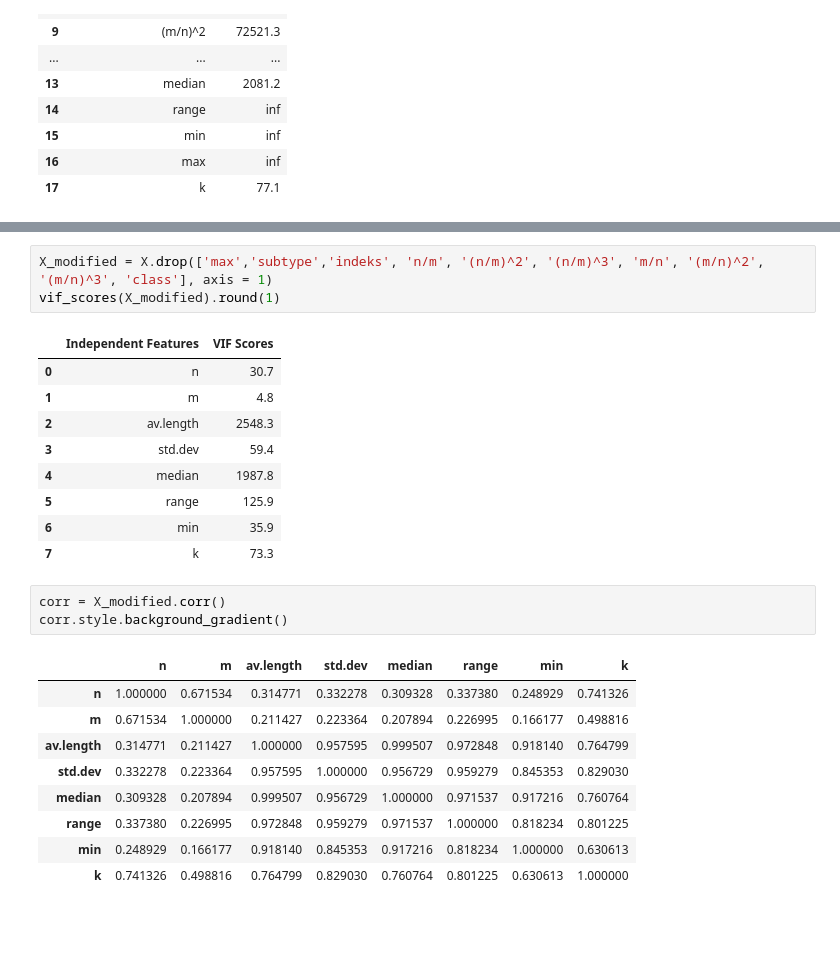
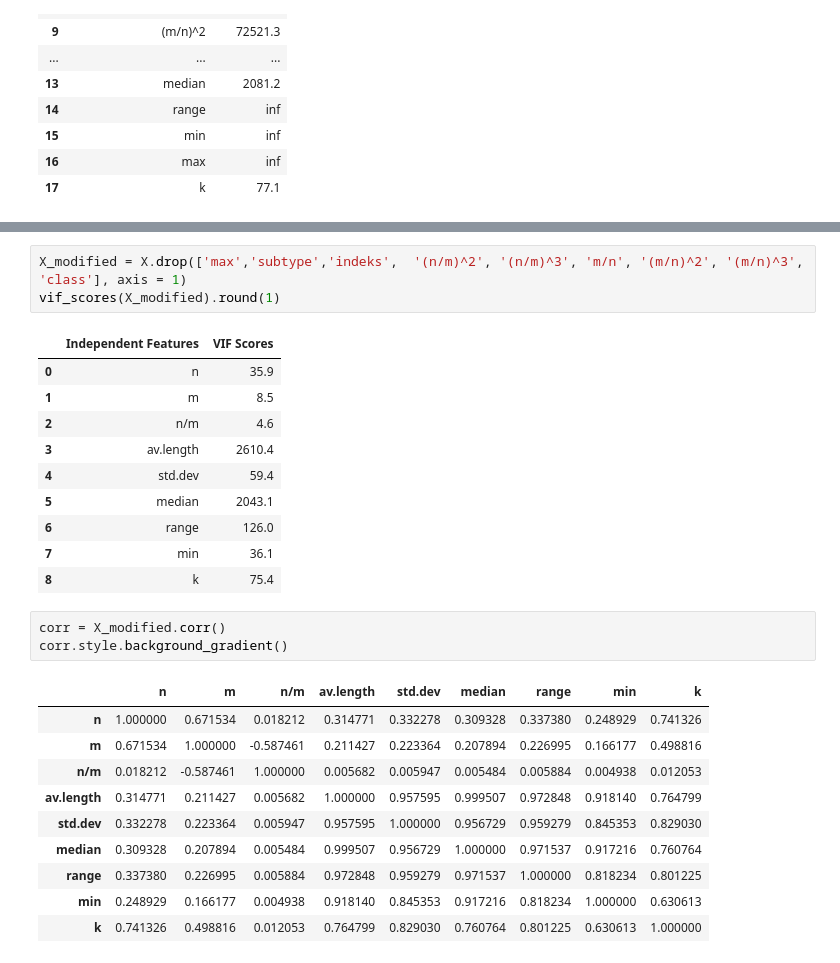
Before and after one commit to harel-coffee/pouw-auto, a Jupyter notebook: Analyzing_data.ipynb, the cells around one changed output, grey strips where cells are left out. Saved outputs shown, nothing was run; the diff lists cells and outputs as text; blank space fills up the shorter version.

```diff
--- a/Analyzing_data.ipynb
+++ b/Analyzing_data.ipynb
@@ -98,28 +98,30 @@ corr.style.background_gradient()
 | max | 0.002830 | 0.682595 | -0.000188 | 0.328105 | 0.220452 | 0.005861 | 0.007824 | 0.009466 | -0.002355 | -0.001672 | -0.001595 | ... |
 | k | 0.005747 | 0.417605 | -0.000123 | 0.741326 | 0.498816 | 0.012053 | 0.016148 | 0.019569 | -0.004729 | -0.003287 | -0.003102 | ... |
 # %%
-X_modified = X.drop(['max','subtype','indeks', 'n/m', '(n/m)^2', '(n/m)^3', 'm/n', '(m/n)^2', '(m/n)^3', 'class'], axis = 1)
+X_modified = X.drop(['max','subtype','indeks',  '(n/m)^2', '(n/m)^3', 'm/n', '(m/n)^2', '(m/n)^3', 'class'], axis = 1)
 vif_scores(X_modified).round(1)
 # %% [output]
 |  | Independent Features | VIF Scores |
-| 0 | n | 30.7 |
-| 1 | m | 4.8 |
-| 2 | av.length | 2548.3 |
-| 3 | std.dev | 59.4 |
-| 4 | median | 1987.8 |
-| 5 | range | 125.9 |
-| 6 | min | 35.9 |
-| 7 | k | 73.3 |
+| 0 | n | 35.9 |
+| 1 | m | 8.5 |
+| 2 | n/m | 4.6 |
+| 3 | av.length | 2610.4 |
+| 4 | std.dev | 59.4 |
+| 5 | median | 2043.1 |
+| 6 | range | 126.0 |
+| 7 | min | 36.1 |
+| 8 | k | 75.4 |
 # %%
 corr = X_modified.corr()
 corr.style.background_gradient()
 # %% [output]
-|  | n | m | av.length | std.dev | median | range | min | k |
-| n | 1.000000 | 0.671534 | 0.314771 | 0.332278 | 0.309328 | 0.337380 | 0.248929 | 0.741326 |
-| m | 0.671534 | 1.000000 | 0.211427 | 0.223364 | 0.207894 | 0.226995 | 0.166177 | 0.498816 |
-| av.length | 0.314771 | 0.211427 | 1.000000 | 0.957595 | 0.999507 | 0.972848 | 0.918140 | 0.764799 |
-| std.dev | 0.332278 | 0.223364 | 0.957595 | 1.000000 | 0.956729 | 0.959279 | 0.845353 | 0.829030 |
-| median | 0.309328 | 0.207894 | 0.999507 | 0.956729 | 1.000000 | 0.971537 | 0.917216 | 0.760764 |
-| range | 0.337380 | 0.226995 | 0.972848 | 0.959279 | 0.971537 | 1.000000 | 0.818234 | 0.801225 |
-| min | 0.248929 | 0.166177 | 0.918140 | 0.845353 | 0.917216 | 0.818234 | 1.000000 | 0.630613 |
-| k | 0.741326 | 0.498816 | 0.764799 | 0.829030 | 0.760764 | 0.801225 | 0.630613 | 1.000000 |
+|  | n | m | n/m | av.length | std.dev | median | range | min | k |
+| n | 1.000000 | 0.671534 | 0.018212 | 0.314771 | 0.332278 | 0.309328 | 0.337380 | 0.248929 | 0.741326 |
+| m | 0.671534 | 1.000000 | -0.587461 | 0.211427 | 0.223364 | 0.207894 | 0.226995 | 0.166177 | 0.498816 |
+| n/m | 0.018212 | -0.587461 | 1.000000 | 0.005682 | 0.005947 | 0.005484 | 0.005884 | 0.004938 | 0.012053 |
+| av.length | 0.314771 | 0.211427 | 0.005682 | 1.000000 | 0.957595 | 0.999507 | 0.972848 | 0.918140 | 0.764799 |
+| std.dev | 0.332278 | 0.223364 | 0.005947 | 0.957595 | 1.000000 | 0.956729 | 0.959279 | 0.845353 | 0.829030 |
+| median | 0.309328 | 0.207894 | 0.005484 | 0.999507 | 0.956729 | 1.000000 | 0.971537 | 0.917216 | 0.760764 |
+| range | 0.337380 | 0.226995 | 0.005884 | 0.972848 | 0.959279 | 0.971537 | 1.000000 | 0.818234 | 0.801225 |
+| min | 0.248929 | 0.166177 | 0.004938 | 0.918140 | 0.845353 | 0.917216 | 0.818234 | 1.000000 | 0.630613 |
+| k | 0.741326 | 0.498816 | 0.012053 | 0.764799 | 0.829030 | 0.760764 | 0.801225 | 0.630613 | 1.000000 |
```
Also changed, not shown: parts of 1 cell of this notebook.
